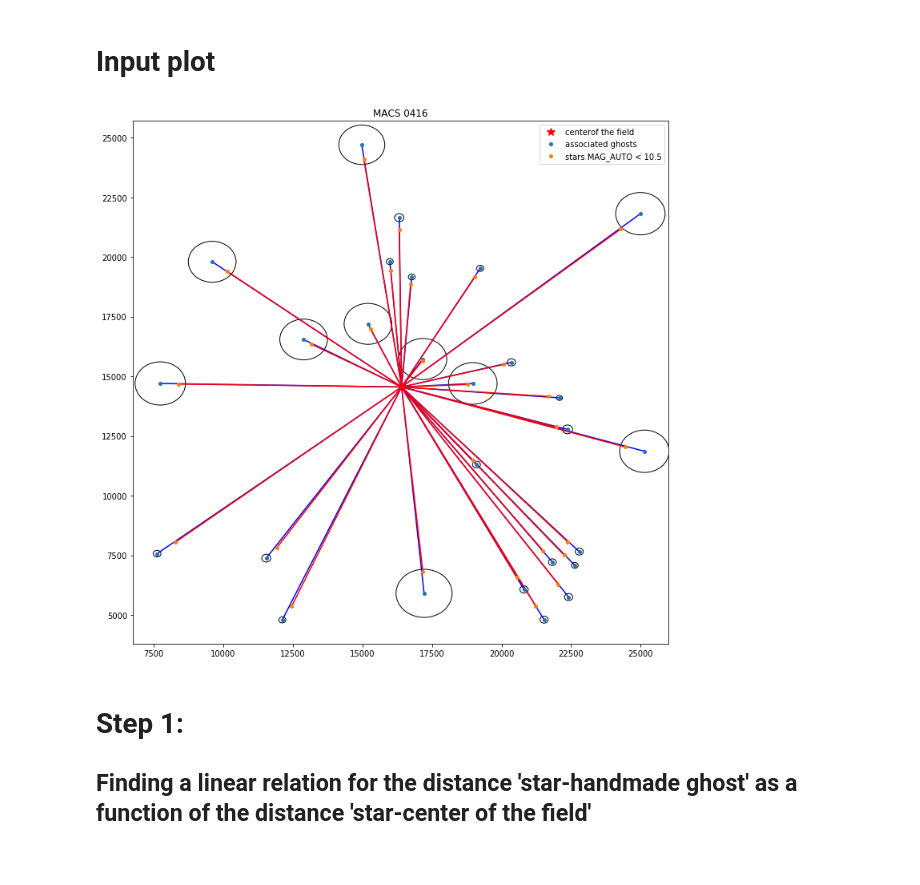
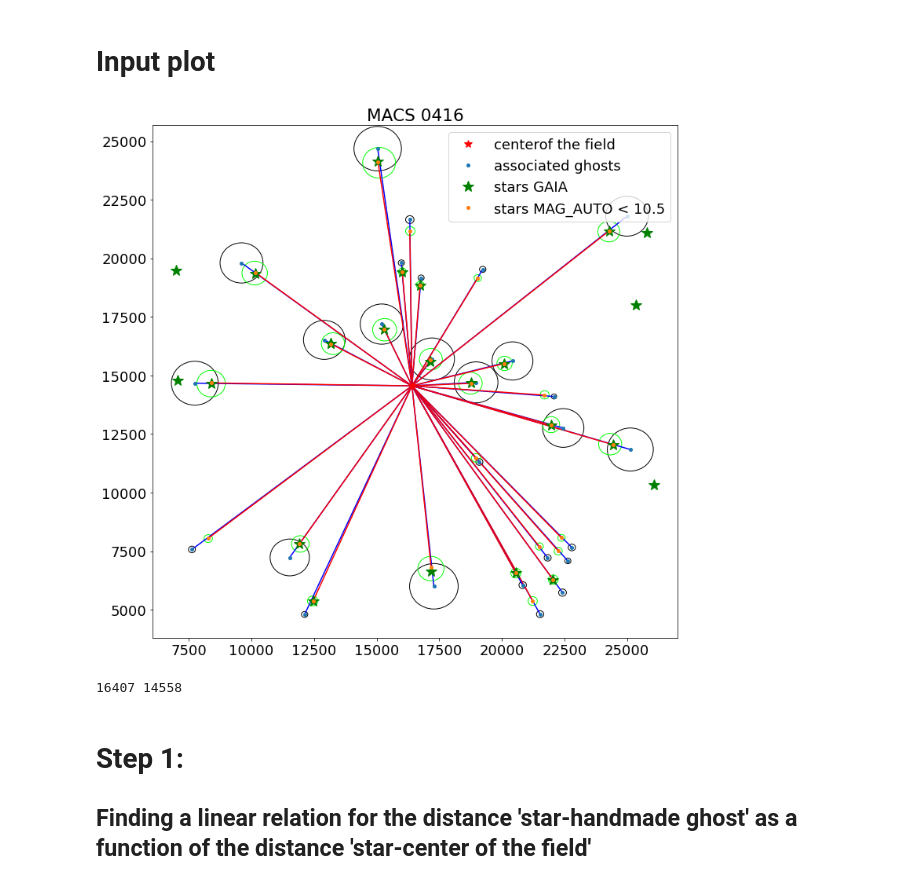
Before and after one commit to nicostrada/photo_mask, a Jupyter notebook: Ghost_Mask.ipynb, the cells around one changed output. Drawn from its saved outputs; the diff is of its cells as text; code cells hidden in the pictures.

```diff
--- a/Ghost_Mask.ipynb
+++ b/Ghost_Mask.ipynb
@@ -61,6 +67,7 @@ with fits.open(image) as hdulist:
     hdulist.info()
     data = hdulist[0].data
     hdu  = hdulist[0]
+    w = wcs.WCS(hdulist[0].header)
 
 n1  = hdu.header['NAXIS1']
 n2  = hdu.header['NAXIS2']
@@ -96,6 +103,9 @@ print(xc,yc)
 # One last step hand-made :(
 # ID of fake stars in the catalog
 fake_id = [58829,91745,94077,133181,148524,170232,164123]
+
+real_fake = [58829,91745]
+ignored_stars = [94077,133181,148524,170232,164123]
 # %% [output]
 Filename: /users/nestrada/Documents/Game/VST_GAME/M0416/rband/images/game_macsj0416_omegacam_sdss_r_20190614_g2sw.fits
 No.    Name      Ver    Type      Cards   Dimensions   Format
@@ -137,0 +177,29 @@ mags= stars[:,7]
+# %%
+# Calling the X, Y and MAG_AUTO of GAIA
+
+big_stars_gaia = np.loadtxt(stars_gaia)
+ra_gaia        = big_stars_gaia[:,1]
+dec_gaia       = big_stars_gaia[:,2]
+mags_gaia      = big_stars_gaia[:,3]
+mags_ours_gaia = big_stars_gaia[:,7]
+
+world   = np.array([ra_gaia,dec_gaia]).T
+pixcrd2 = w.wcs_world2pix(world, 0)
+
+xs_gaia = pixcrd2[:,0]
+ys_gaia = pixcrd2[:,1]
+
+print(len(xs_gaia))
+AAA    = np.vstack([mags_gaia[mags_ours_gaia<11], np.ones(len(mags_gaia[mags_ours_gaia<11]))]).T
+mmm, ccc = np.linalg.lstsq(AAA,mags_ours_gaia[mags_ours_gaia<11],rcond=None)[0]
+
+print(mmm,ccc)
+plt.plot(mags_gaia,mags_ours_gaia,'o')
+#plt.plot(np.linspace(0,20,20),mmm*np.linspace(0,20,20)+ccc)
+plt.plot(np.linspace(0,20,20),np.linspace(0,20,20)-0.7)
+plt.axvline(11)
+plt.axhline(11-0.75)
+plt.xlabel('mag gaia')
+plt.ylabel('mag vst - wrong')
+plt.ylim(7,12)
+plt.xlim(7,12)
@@ -140,20 +213,28 @@ mags= stars[:,7]
 # %%
 plt.figure(figsize=(12,12))
 fig = plt.gcf()
 ax  = fig.gca()
+
 for i in range(len(xg)):
     ax.add_artist(patches.Circle((xg[i], yg[i]), rg[i],fill=False))       # HANDMADE ghosts
+    ax.add_artist(patches.Circle((xh[i], yh[i]), rh[i],fill=False,color='lime'))       # HANDMADE halos
     plt.plot([xc,xg[i]],[yc,yg[i]],c='b')                                 # Center of the field - center of the HANDMADE ghost (blue line)
     plt.plot([xc,xs[i]],[yc,ys[i]],c='r')                                 # Center of the field - stars (red line)
+
+
 
 plt.title('MACS 0416')
 plt.plot(xc,yc,'*',label='centerof the field',c='r',markersize=10)        # Marker at the center of the field
 plt.plot(xg,yg,'.',label='associated ghosts',markersize=8)                # Center of the HANDMADE ghosts
+plt.plot(xs_gaia,ys_gaia,'*',label='stars GAIA',c='g',markersize=14)      # GAIA
 plt.plot(xs,ys,'.',label='stars MAG_AUTO < 10.5',markersize=8)            # Stars
+
 plt.legend()
 plt.show()
+print(xc,yc)
 # %% [output]
-[figure, old version]
+[figure, new version]
+16407 14558
 # %% [markdown]
 # Step 1:
 ## Finding a linear relation for the distance 'star-handmade ghost' as a function of the distance 'star-center of the field'
```
Also changed, not shown: parts of 29 cells of this notebook, 1 other file.
